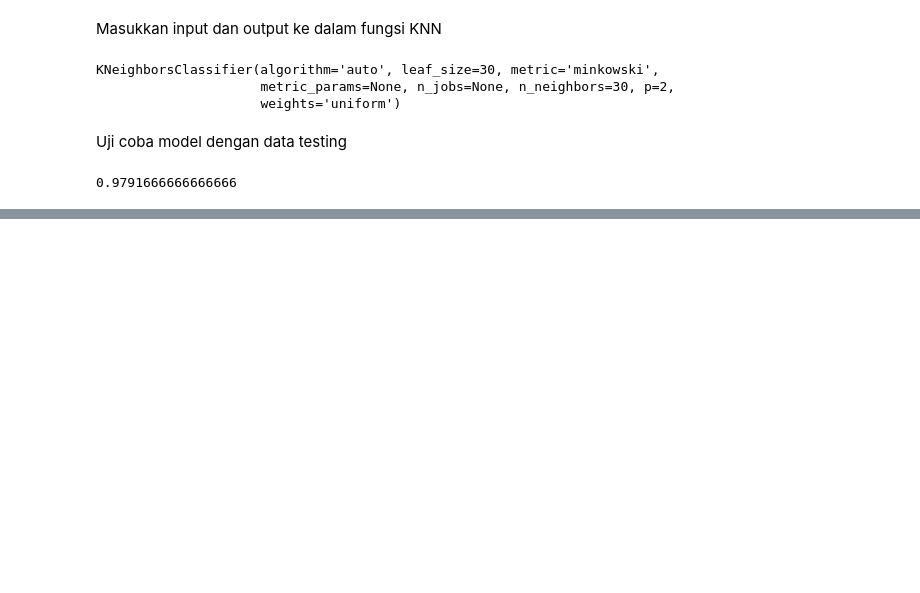
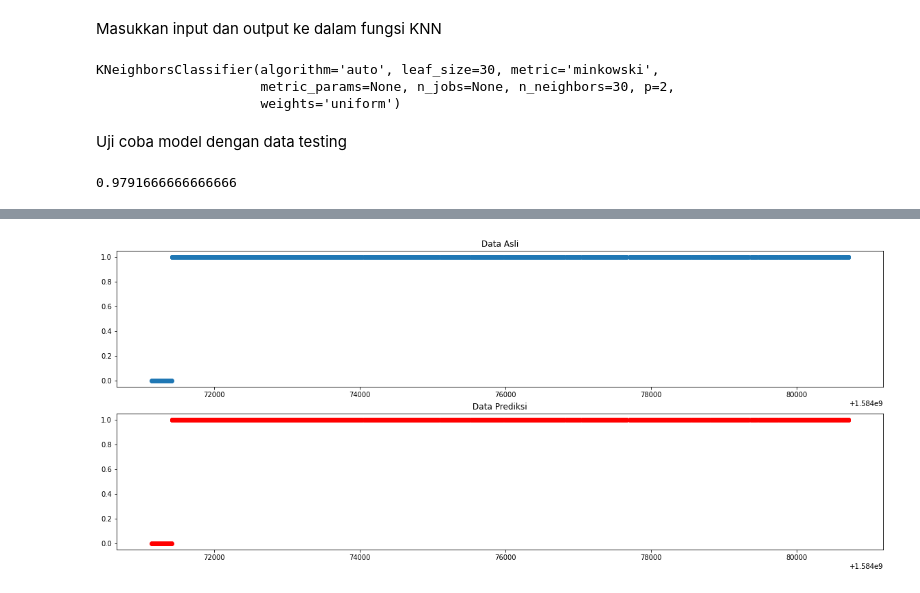
Before and after one commit to HenHimA1/A1, a Jupyter notebook: KNN.ipynb, the cells around one changed output, grey strips where cells are left out. Drawn from its saved outputs; the diff is of its cells as text; code cells hidden in the pictures; blank space fills up the shorter version.

```diff
--- a/KNN.ipynb
+++ b/KNN.ipynb
@@ -80,0 +97,43 @@ accuracy_score(y_test, prediksi)
+# %%
+k_ytest = []
+for i in y_test:
+  n=0
+  zdata = [0,0,0,0,0]
+  res = [int(j) for j in list('{0:0b}'.format(i))]
+  for b in res:
+    zdata[n] = b
+    n+=1
+  k_ytest.append(zdata)
+# %%
+k_prediksi = []
+for i in prediksi:
+  n=0
+  zdata = [0,0,0,0,0]
+  res = [int(j) for j in list('{0:0b}'.format(i))]
+  for b in res:
+    zdata[n] = b
+    n+=1
+  k_prediksi.append(zdata)
+# %%
+k_ytest1 = np.array(k_ytest)[:,0]
+k_ytest2 = np.array(k_ytest)[:,1]
+k_ytest3 = np.array(k_ytest)[:,2]
+k_ytest4 = np.array(k_ytest)[:,3]
+k_ytest5 = np.array(k_ytest)[:,4]
+k_prediksi1 = np.array(k_prediksi)[:,0]
+k_prediksi2 = np.array(k_prediksi)[:,1]
+k_prediksi3 = np.array(k_prediksi)[:,2]
+k_prediksi4 = np.array(k_prediksi)[:,3]
+k_prediksi5 = np.array(k_prediksi)[:,4]
+# %%
+plt.figure(figsize=(20, 8))
+plt.title("Lampu 1")
+plt.subplot(211)
+plt.scatter(X_test[:,1],k_ytest1)
+plt.title("Data Asli")
+plt.subplot(212)
+plt.scatter(X_test[:,1],k_prediksi1, color='red')
+plt.title("Data Prediksi")
+plt.show()
+# %% [output]
+[figure, added]
```
Also changed, not shown: parts of 10 cells of this notebook.
